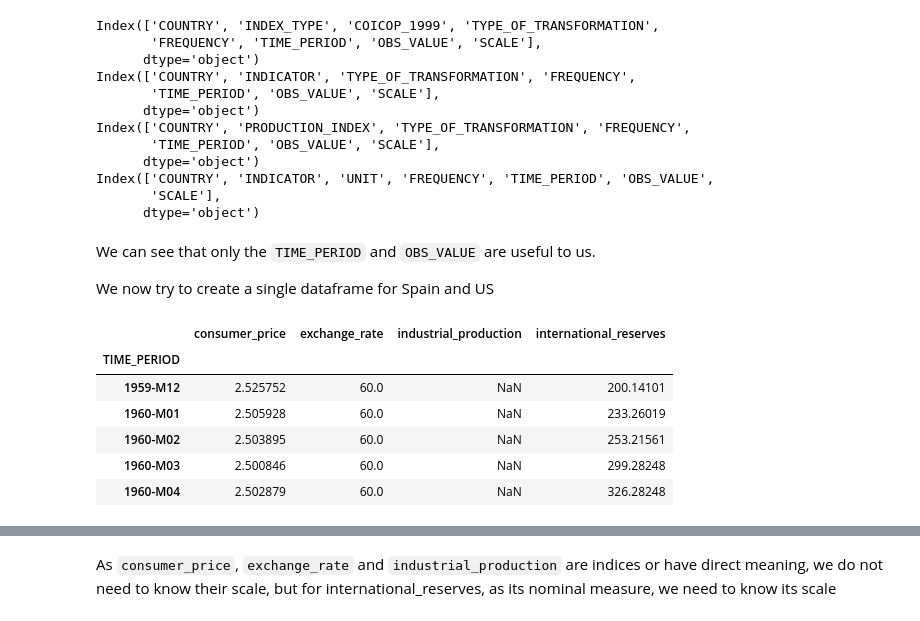
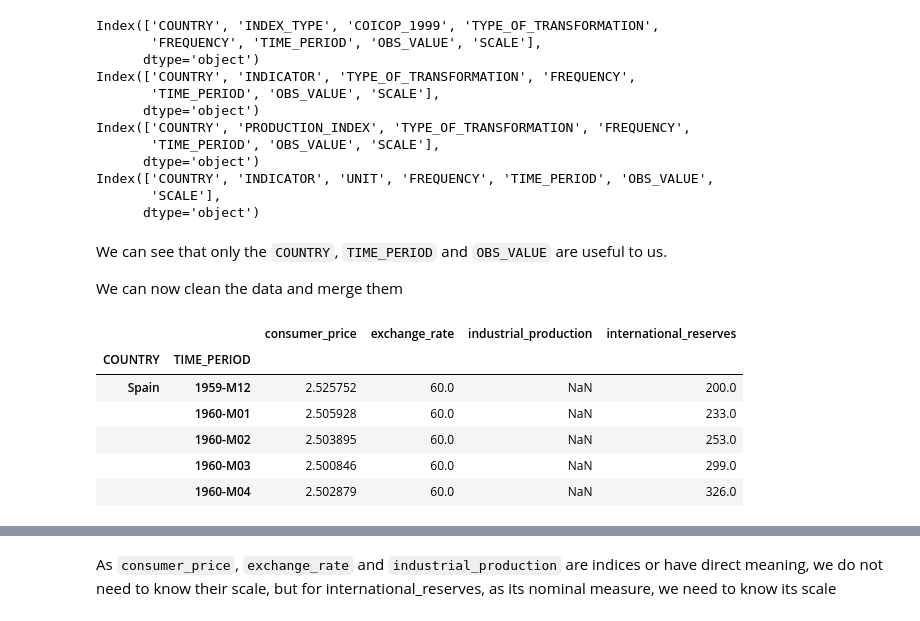
Before and after one commit to jxy-ygjm/EC1B1-Coursework, a Jupyter notebook: EC1B1_Code_ipynb_Group_55.ipynb, the cells around one changed output, grey strips where cells are left out. Drawn from its saved outputs; the diff is of its cells as text; code cells hidden in the pictures.

```diff
--- a/EC1B1_Code_ipynb_Group_55.ipynb
+++ b/EC1B1_Code_ipynb_Group_55.ipynb
@@ -68,28 +69,30 @@ Index(['COUNTRY', 'INDICATOR', 'UNIT', 'FREQUENCY', 'TIME_PERIOD', 'OBS_VALUE',
        'SCALE'],
       dtype='object')
 # %% [markdown]
-We can see that only the `TIME_PERIOD` and `OBS_VALUE` are useful to us.
+We can see that only the `COUNTRY`, `TIME_PERIOD` and `OBS_VALUE` are useful to us.
 
-We now try to create a single dataframe for Spain and US
+We can now clean the data and merge them
 # %%
-# Set a list for clean Spain data
-spain_cleaned = []
+# Set a list for clean data
+cleaned = []
 
 for name, df in data.items():
-    temp = df[df["COUNTRY"] == "Spain"][["TIME_PERIOD", "OBS_VALUE"]].copy()
-    temp = temp.rename(columns={"OBS_VALUE": name})
-    temp = temp.set_index("TIME_PERIOD")
-    spain_cleaned.append(temp)
+    temp = (df[["COUNTRY", "TIME_PERIOD", "OBS_VALUE"]]
+            .copy()
+            .rename(columns={"OBS_VALUE": name})
+            .set_index(["COUNTRY", "TIME_PERIOD"])
+    )
+    cleaned.append(temp)
 
-df_spain = pd.concat(spain_cleaned, axis=1)
+df = pd.concat(cleaned, axis=1)
 # %%
 # Investigate the dataframe
-df_spain.head()
+df.head()
 # %% [output]
-|  | consumer_price | exchange_rate | industrial_production | international_reserves |
-| TIME_PERIOD |  |  |  |  |
-| 1959-M12 | 2.525752 | 60.0 | NaN | 200.14101 |
-| 1960-M01 | 2.505928 | 60.0 | NaN | 233.26019 |
-| 1960-M02 | 2.503895 | 60.0 | NaN | 253.21561 |
-| 1960-M03 | 2.500846 | 60.0 | NaN | 299.28248 |
-| 1960-M04 | 2.502879 | 60.0 | NaN | 326.28248 |
+|  |  | consumer_price | exchange_rate | industrial_production | international_reserves |
+| COUNTRY | TIME_PERIOD |  |  |  |  |
+| Spain | 1959-M12 | 2.525752 | 60.0 | NaN | 200.0 |
+|  | 1960-M01 | 2.505928 | 60.0 | NaN | 233.0 |
+|  | 1960-M02 | 2.503895 | 60.0 | NaN | 253.0 |
+|  | 1960-M03 | 2.500846 | 60.0 | NaN | 299.0 |
+|  | 1960-M04 | 2.502879 | 60.0 | NaN | 326.0 |
```
Also changed, not shown: parts of 64 cells of this notebook.
